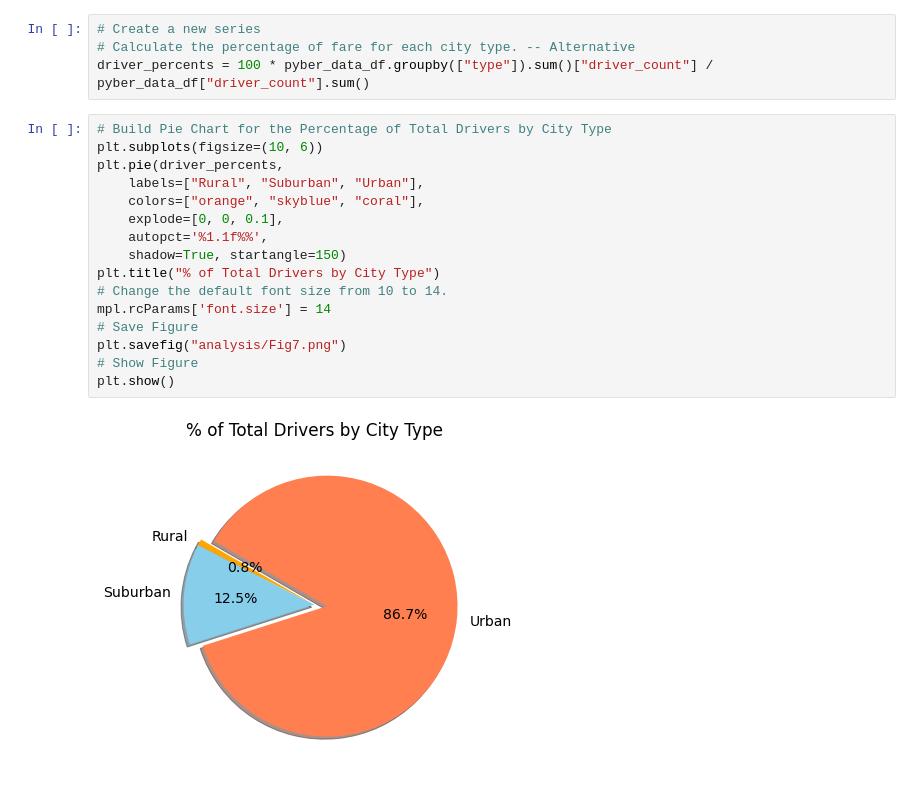
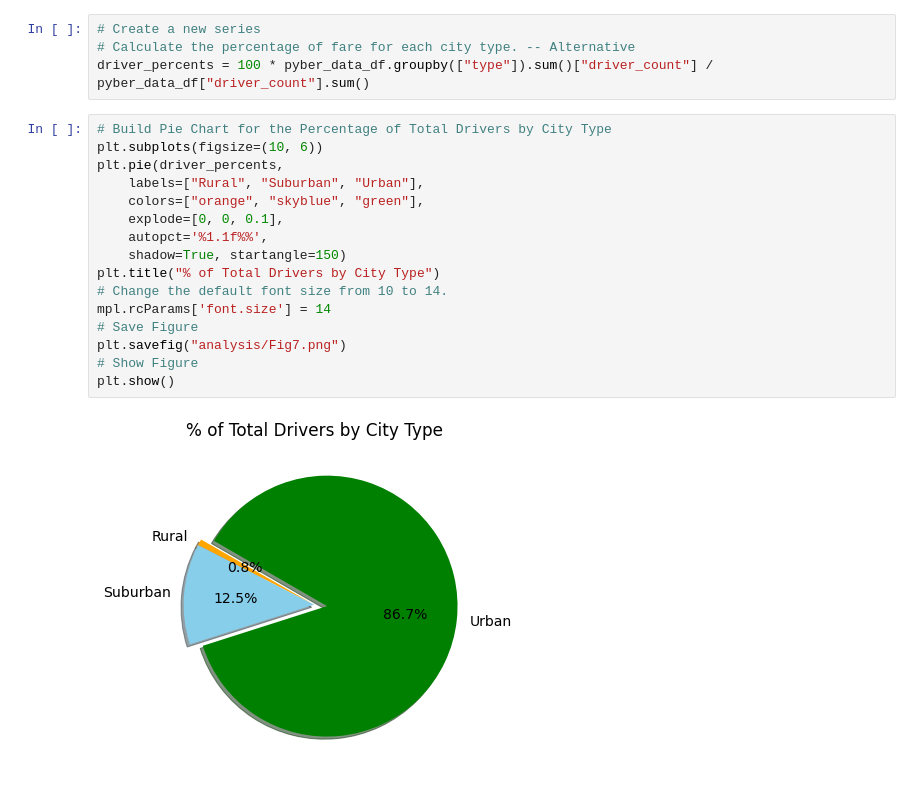
Before and after one commit to JV348/PyBer_Analysis, a Jupyter notebook: PyBer.ipynb, the cells around one changed output. Drawn from its saved outputs; the diff is of its cells as text.

```diff
--- a/PyBer.ipynb
+++ b/PyBer.ipynb
@@ -890,18 +893,18 @@ driver_percents = 100 * pyber_data_df.groupby(["type"]).sum()["driver_count"] /
 # %%
 # Build Pie Chart for the Percentage of Total Drivers by City Type
 plt.subplots(figsize=(10, 6))
 plt.pie(driver_percents,
     labels=["Rural", "Suburban", "Urban"],
-    colors=["orange", "skyblue", "coral"],
+    colors=["orange", "skyblue", "green"],
     explode=[0, 0, 0.1],
     autopct='%1.1f%%',
     shadow=True, startangle=150)
 plt.title("% of Total Drivers by City Type")
 # Change the default font size from 10 to 14.
 mpl.rcParams['font.size'] = 14
 # Save Figure
 plt.savefig("analysis/Fig7.png")
 # Show Figure
 plt.show()
 # %% [output]
-[figure, old version]
+[figure, new version]
```
Also changed, not shown: parts of 2 cells of this notebook, 2 other files.
